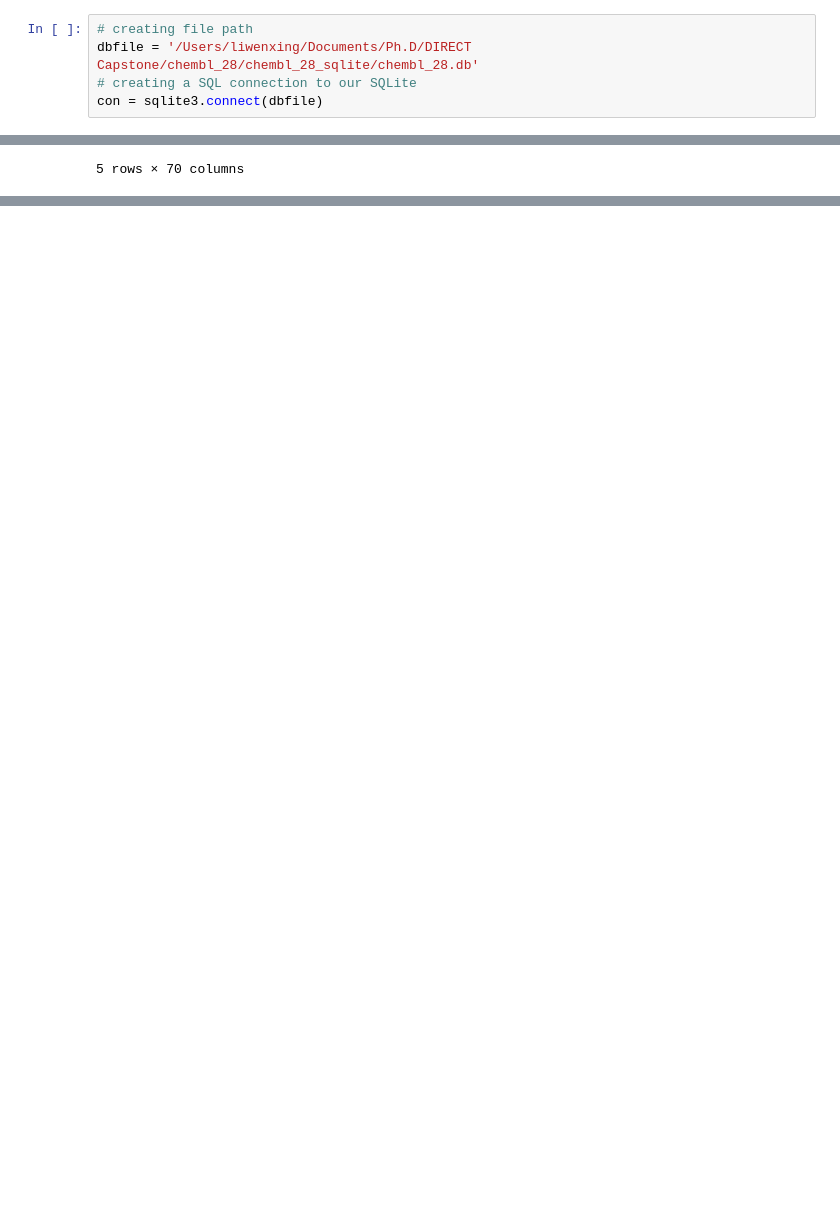
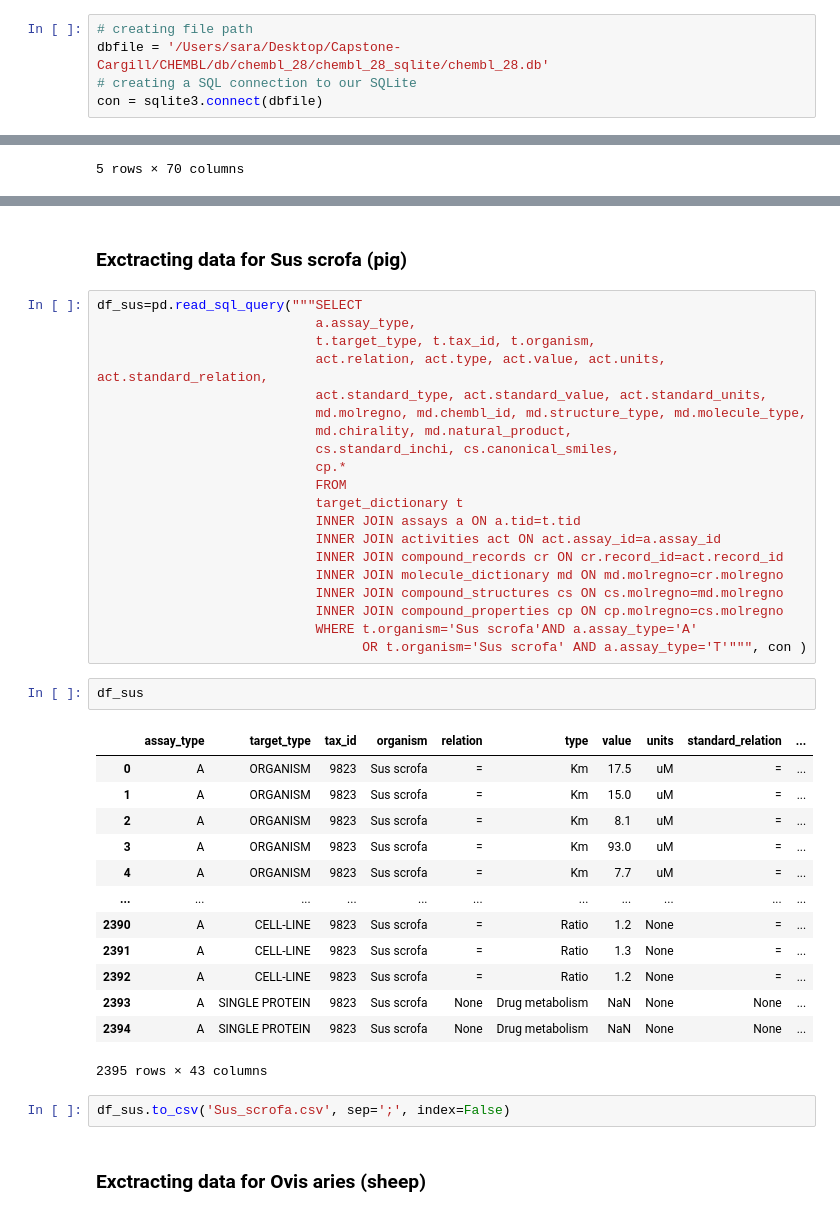
Before and after one commit to Cargill-Capstone2021/ADME-modeling-for-Cargill, a Jupyter notebook: working/CHEMBL_db.ipynb, the cells around one changed output, grey strips where cells are left out. Saved outputs shown, nothing was run; the diff lists cells and outputs as text; blank space fills up the shorter version.

Commit message:
updating with data for Ovis aries and Sus scrofa

```diff
--- a/working/CHEMBL_db.ipynb
+++ b/working/CHEMBL_db.ipynb
@@ -3,7 +3,7 @@ import sqlite3
 import pandas as pd
 # %%
 # creating file path
-dbfile = '/Users/liwenxing/Documents/Ph.D/DIRECT Capstone/chembl_28/chembl_28_sqlite/chembl_28.db'
+dbfile = '/Users/sara/Desktop/Capstone-Cargill/CHEMBL/db/chembl_28/chembl_28_sqlite/chembl_28.db'
 # creating a SQL connection to our SQLite
 con = sqlite3.connect(dbfile)
 # %%
@@ -396,0 +391,42 @@ df_td_ass_act_cr_md_cs_cp
+# %% [markdown]
+### Exctracting data for Sus scrofa (pig)
+# %%
+df_sus=pd.read_sql_query("""SELECT
+                            a.assay_type,
+                            t.target_type, t.tax_id, t.organism,
+                            act.relation, act.type, act.value, act.units, act.standard_relation,
+                            act.standard_type, act.standard_value, act.standard_units,
+                            md.molregno, md.chembl_id, md.structure_type, md.molecule_type,
+                            md.chirality, md.natural_product,
+                            cs.standard_inchi, cs.canonical_smiles,
+                            cp.*
+                            FROM
+                            target_dictionary t
+                            INNER JOIN assays a ON a.tid=t.tid
+                            INNER JOIN activities act ON act.assay_id=a.assay_id
+                            INNER JOIN compound_records cr ON cr.record_id=act.record_id
+                            INNER JOIN molecule_dictionary md ON md.molregno=cr.molregno
+                            INNER JOIN compound_structures cs ON cs.molregno=md.molregno
+                            INNER JOIN compound_properties cp ON cp.molregno=cs.molregno
+                            WHERE t.organism='Sus scrofa'AND a.assay_type='A'
+                                  OR t.organism='Sus scrofa' AND a.assay_type='T'""", con )
+# %%
+df_sus
+# %% [output]
+|  | assay_type | target_type | tax_id | organism | relation | type | value | units | standard_relation | ... |
+| 0 | A | ORGANISM | 9823 | Sus scrofa | = | Km | 17.5 | uM | = | ... |
+| 1 | A | ORGANISM | 9823 | Sus scrofa | = | Km | 15.0 | uM | = | ... |
+| 2 | A | ORGANISM | 9823 | Sus scrofa | = | Km | 8.1 | uM | = | ... |
+| 3 | A | ORGANISM | 9823 | Sus scrofa | = | Km | 93.0 | uM | = | ... |
+| 4 | A | ORGANISM | 9823 | Sus scrofa | = | Km | 7.7 | uM | = | ... |
+| ... | ... | ... | ... | ... | ... | ... | ... | ... | ... | ... |
+| 2390 | A | CELL-LINE | 9823 | Sus scrofa | = | Ratio | 1.2 | None | = | ... |
+| 2391 | A | CELL-LINE | 9823 | Sus scrofa | = | Ratio | 1.3 | None | = | ... |
+| 2392 | A | CELL-LINE | 9823 | Sus scrofa | = | Ratio | 1.2 | None | = | ... |
+| 2393 | A | SINGLE PROTEIN | 9823 | Sus scrofa | None | Drug metabolism | NaN | None | None | ... |
+| 2394 | A | SINGLE PROTEIN | 9823 | Sus scrofa | None | Drug metabolism | NaN | None | None | ... |
+2395 rows × 43 columns
+# %%
+df_sus.to_csv('Sus_scrofa.csv', sep=';', index=False)
+# %% [markdown]
+### Exctracting data for Ovis aries (sheep)
```
Also changed, not shown: parts of 22 cells of this notebook.
